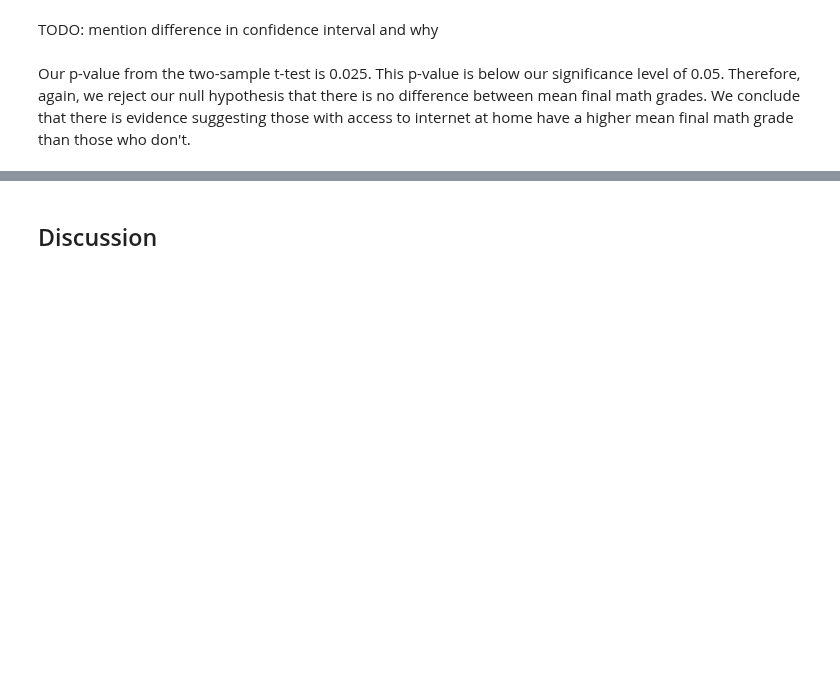
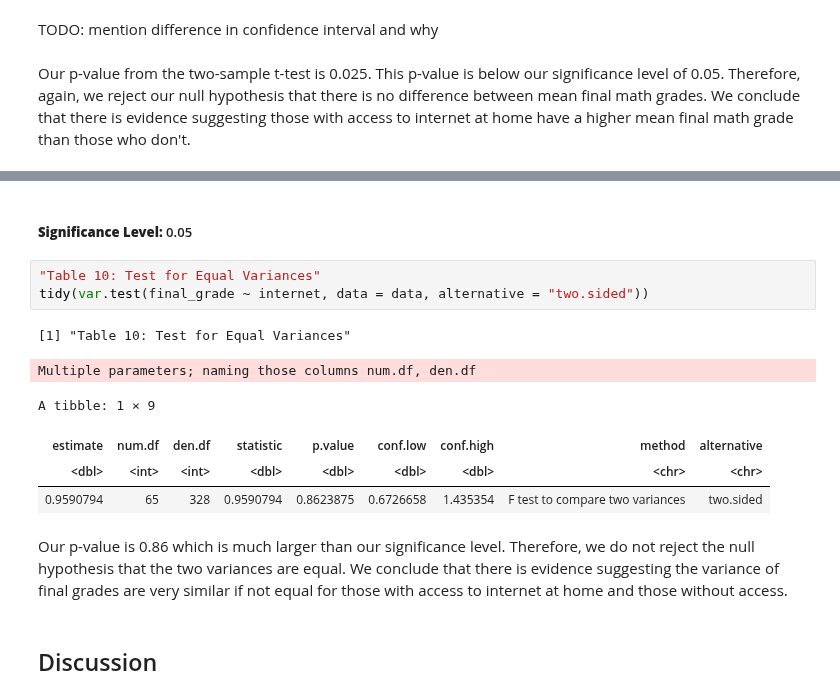
Before and after one commit to jjadeb/stat-201-project, a Jupyter notebook: src/final_report.ipynb, the cells around one changed output, grey strips where cells are left out. Drawn from its saved outputs; the diff is of its cells as text; blank space fills up the shorter version.

Commit message:
F test for equal variances

```diff
--- a/src/final_report.ipynb
+++ b/src/final_report.ipynb
@@ -451,3 +468,17 @@ Our p-value from the two-sample t-test is 0.025. This p-value is below our signi
+# %% [markdown]
+##### **Significance Level:** 0.05
+# %%
+"Table 10: Test for Equal Variances"
+tidy(var.test(final_grade ~ internet, data = data, alternative = "two.sided"))
+# %% [output]
+[1] "Table 10: Test for Equal Variances"
+Multiple parameters; naming those columns num.df, den.df
+A tibble: 1 × 9
+| estimate | num.df | den.df | statistic | p.value | conf.low | conf.high | method | alternative |
+| <dbl> | <int> | <int> | <dbl> | <dbl> | <dbl> | <dbl> | <chr> | <chr> |
+| 0.9590794 | 65 | 328 | 0.9590794 | 0.8623875 | 0.6726658 | 1.435354 | F test to compare two variances | two.sided |
+# %% [markdown]
+Our p-value is 0.86 which is much larger than our significance level. Therefore, we do not reject the null hypothesis that the two variances are equal. We conclude that there is evidence suggesting the variance of final grades are very similar if not equal for those with access to internet at home and those without access.
 # %% [markdown]
 ## Discussion
 # %% [markdown]
```
Also changed, not shown: parts of 10 cells of this notebook.
